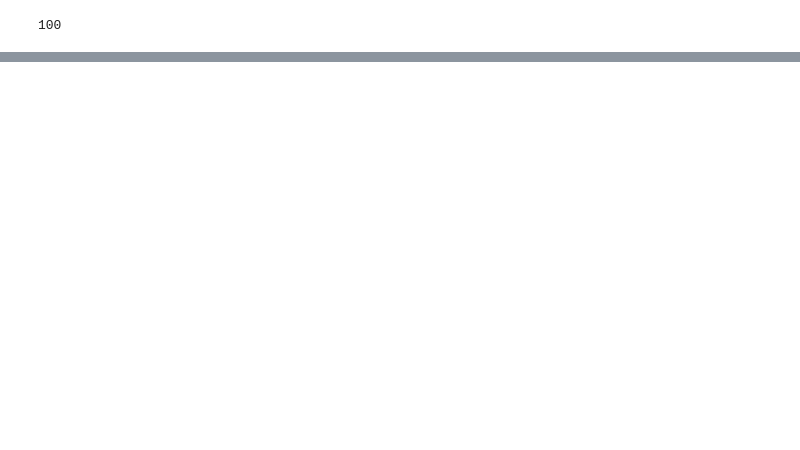
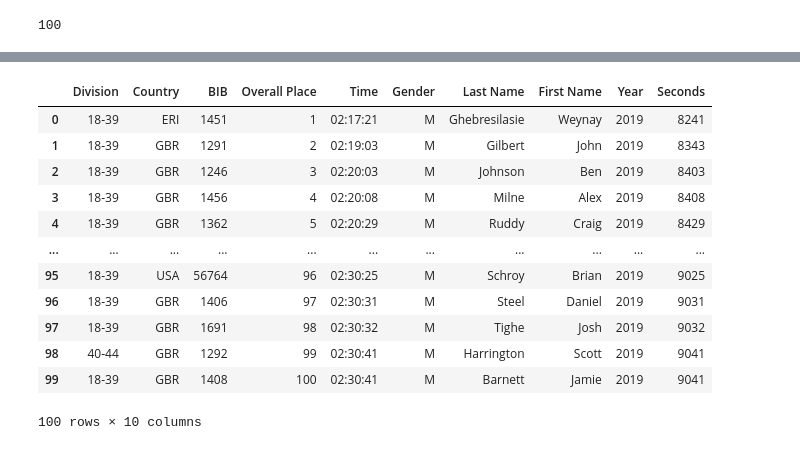
Before and after one commit to snwnkang/CS171_Final_vis_Marathon, a Jupyter notebook: London_Marathon_scraper_inprogress.ipynb, the cells around one changed output, grey strips where cells are left out. Cells and saved outputs as stored; diff of their text form; code cells hidden in the pictures; blank space fills up the shorter version.

```diff
--- a/London_Marathon_scraper_inprogress.ipynb
+++ b/London_Marathon_scraper_inprogress.ipynb
@@ -3344,4 +1782,0 @@ gender_csv
-# %%
-df['Gender'] = gender_csv['Gender']
-df = df[:300]
-df
@@ -3368,0 +1794,3 @@ df.to_csv('Chicago_Marathon2014.csv', index=False)
+# %%
+df['Gender'] = gender
+df
@@ -3368,0 +1811,6 @@ df.to_csv('Chicago_Marathon2014.csv', index=False)
+# %%
+df['Last Name'] = df['Name'].str.split(',').str[0]
+df['First Name'] = df['Name'].str.split(',').str[1].str.strip()
+
+df.drop('Name', axis=1, inplace=True)
+df
@@ -3368,0 +1848,3 @@ df.to_csv('Chicago_Marathon2014.csv', index=False)
+# %%
+df['Division'] = df['Division'].str.replace('Category', '')
+df
@@ -3368,0 +1865,17 @@ df.to_csv('Chicago_Marathon2014.csv', index=False)
+# %%
+df['Seconds'] = pd.to_timedelta(df['Time']).dt.total_seconds().astype(int)
+df
+# %% [output]
+|  | Division | Country | BIB | Overall Place | Time | Gender | Last Name | First Name | Year | Seconds |
+| 0 | 18-39 | ERI | 1451 | 1 | 02:17:21 | M | Ghebresilasie | Weynay | 2019 | 8241 |
+| 1 | 18-39 | GBR | 1291 | 2 | 02:19:03 | M | Gilbert | John | 2019 | 8343 |
+| 2 | 18-39 | GBR | 1246 | 3 | 02:20:03 | M | Johnson | Ben | 2019 | 8403 |
+| 3 | 18-39 | GBR | 1456 | 4 | 02:20:08 | M | Milne | Alex | 2019 | 8408 |
+| 4 | 18-39 | GBR | 1362 | 5 | 02:20:29 | M | Ruddy | Craig | 2019 | 8429 |
+| ... | ... | ... | ... | ... | ... | ... | ... | ... | ... | ... |
+| 95 | 18-39 | USA | 56764 | 96 | 02:30:25 | M | Schroy | Brian | 2019 | 9025 |
+| 96 | 18-39 | GBR | 1406 | 97 | 02:30:31 | M | Steel | Daniel | 2019 | 9031 |
+| 97 | 18-39 | GBR | 1691 | 98 | 02:30:32 | M | Tighe | Josh | 2019 | 9032 |
+| 98 | 40-44 | GBR | 1292 | 99 | 02:30:41 | M | Harrington | Scott | 2019 | 9041 |
+| 99 | 18-39 | GBR | 1408 | 100 | 02:30:41 | M | Barnett | Jamie | 2019 | 9041 |
+100 rows × 10 columns
```
Also changed, not shown: parts of 83 cells of this notebook.
